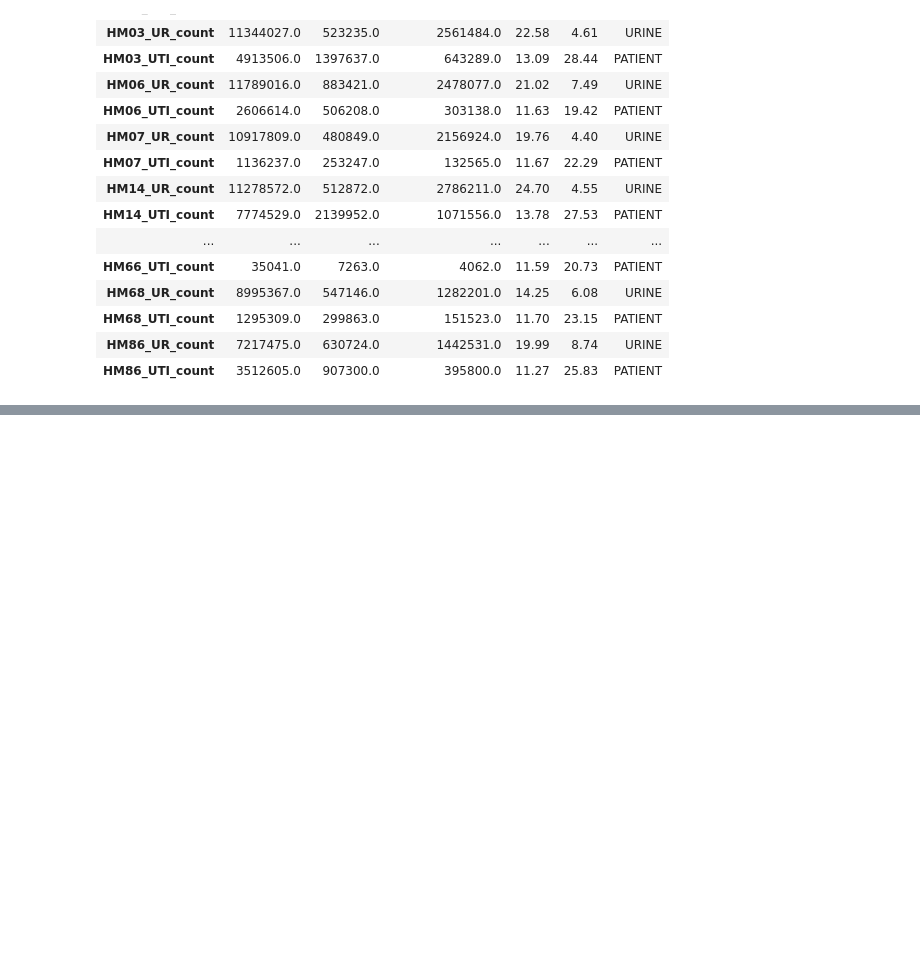
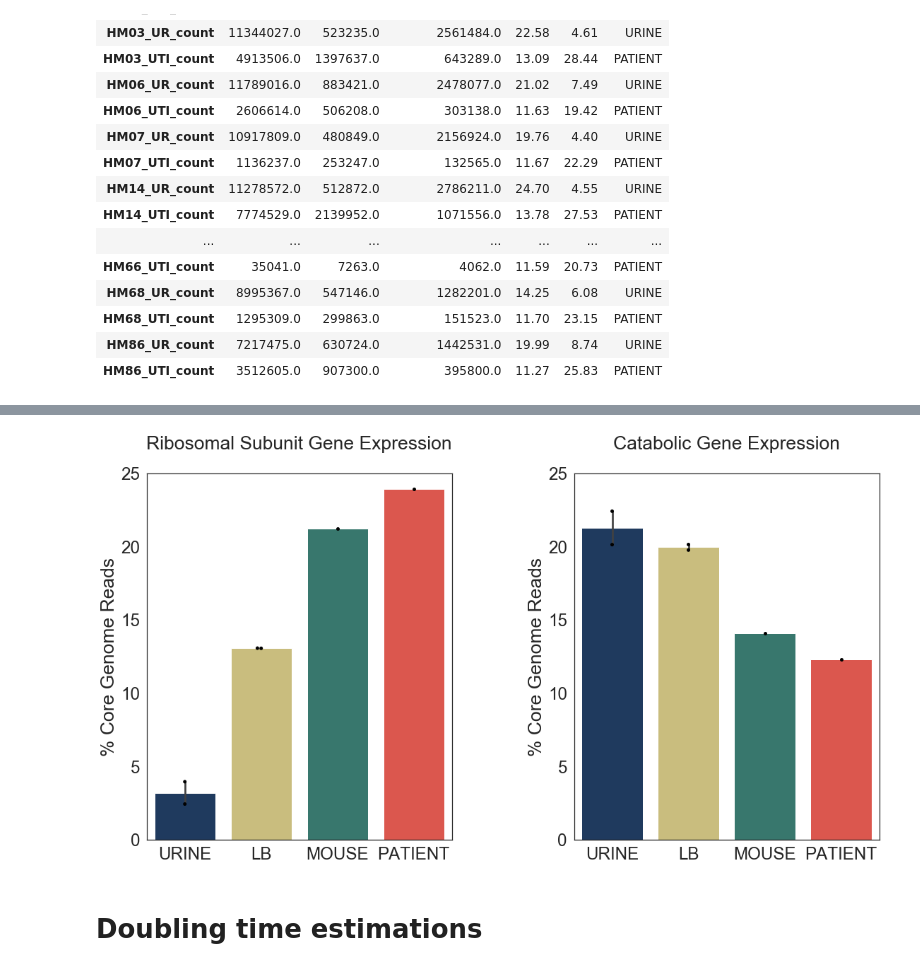
Before and after one commit to ASintsova/HUTI-RNAseq, a Jupyter notebook: analysis/resource_reallocation/resource_reallocation.ipynb, the cells around one changed output, grey strips where cells are left out. Cells and saved outputs as stored; diff of their text form; code cells hidden in the pictures; blank space fills up the shorter version.

```diff
--- a/analysis/resource_reallocation/resource_reallocation.ipynb
+++ b/analysis/resource_reallocation/resource_reallocation.ipynb
@@ -446,0 +275,33 @@ aagenes.intersection(lrp_l)
+# %%
+fig = plt.figure(figsize=(12,6))
+
+sns.set(font_scale = 2.2)
+sns.set_style("white")
+
+ax1 = fig.add_axes([0.1, 0.5, 0.5, 1.2],
+                    xticklabels=[], ylim=(0, 100))
+
+sns.barplot(x="Sample", y="R%", data=R_sorted, palette=[col5, col2, col4, col1]);
+sns.swarmplot(x = "Sample", y = "R%", data = R_sorted, color = 'black');
+ax1.set_xticklabels(["URINE", "LB", "MOUSE", "PATIENT"]);
+ax1.set_ylabel("% Core Genome Reads");
+ax1.set_title("Ribosomal Subunit Gene Expression\n");
+ax1.set_xlabel("");
+ax1.set_ylim((0,25))
+
+ax2 = fig.add_axes([0.8, 0.5, 0.5, 1.2],
+                    xticklabels=[], ylim=(0, 35))
+
+sns.barplot(x="Sample", y="C%", data=R_sorted, palette=[col5, col2, col4, col1]);
+sns.swarmplot(x = "Sample", y = "C%", data = R_sorted, color = 'black');
+ax2.set_xticklabels(["URINE", "LB", "MOUSE", "PATIENT"]);
+ax2.set_ylabel("% Core Genome Reads");
+ax2.set_title("Catabolic Gene Expression\n");
+ax2.set_xlabel("");
+ax2.set_ylim((0,25));
+
+fig.savefig(os.path.join(figures_dir, "Figure_5N.png"),bbox_inches='tight',dpi=150 )
+# %% [output]
+[figure, added]
+# %% [markdown]
+# Doubling time estimations
```
Also changed, not shown: parts of 53 cells of this notebook.
